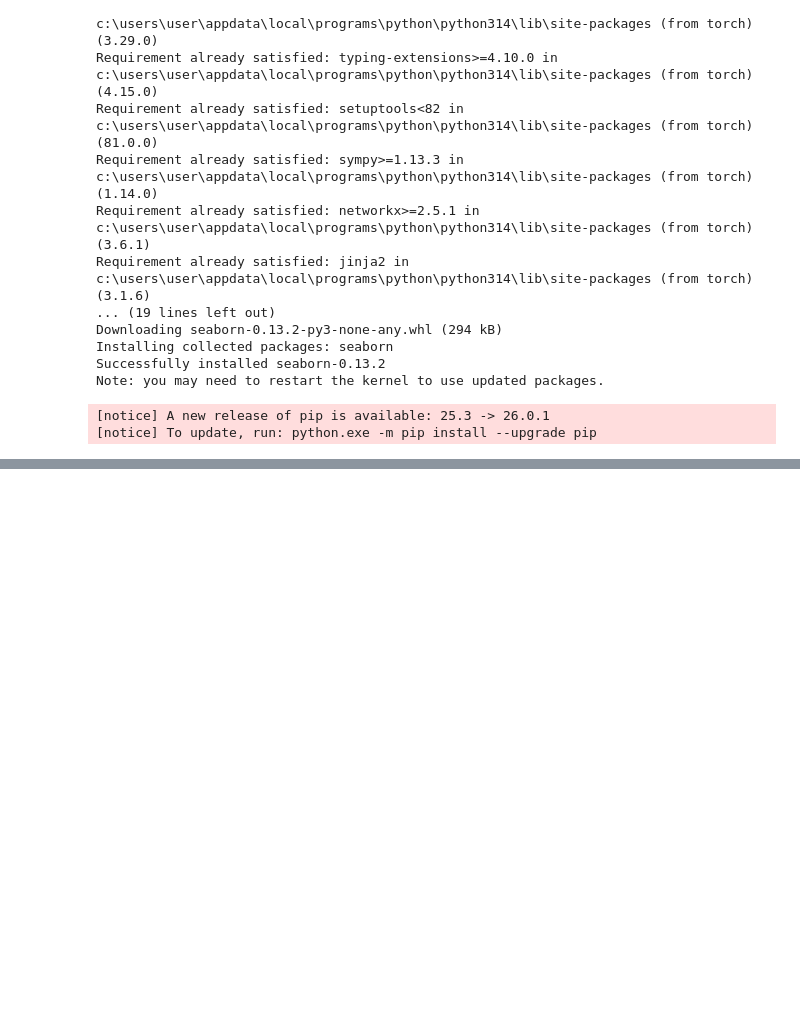
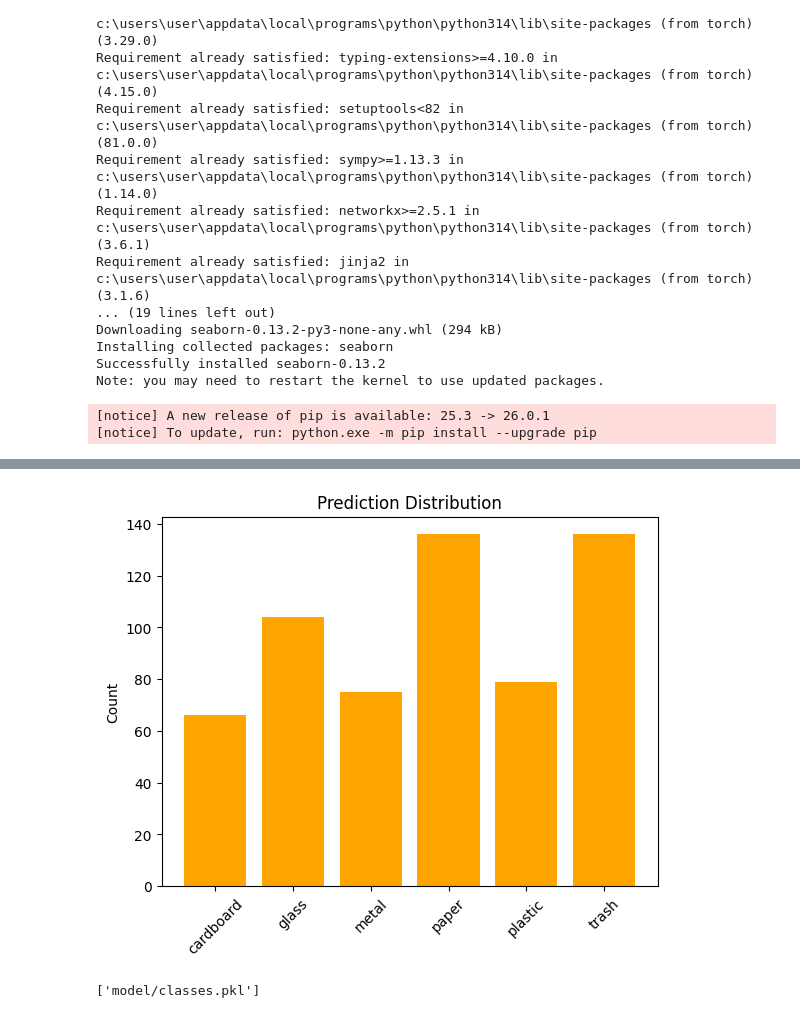
Before and after one commit to HeangMapanha/AUPP_ML_Final_Project_GP1_Heang, a Jupyter notebook: train.ipynb, the cells around one changed output, grey strips where cells are left out. Saved outputs shown, nothing was run; the diff lists cells and outputs as text; code cells hidden in the pictures; blank space fills up the shorter version.

```diff
--- a/train.ipynb
+++ b/train.ipynb
@@ -199,0 +303,20 @@ plt.show()
+# %%
+#Prediction Distribution
+pred_counts = np.bincount(preds, minlength=len(dataset.classes))
+
+plt.bar(dataset.classes, pred_counts, color="orange")
+plt.title("Prediction Distribution")
+plt.xticks(rotation=45)
+plt.ylabel("Count")
+plt.show()
+# %% [output]
+[figure, added]
+# %%
+
+joblib.dump(xgb, 'model/classifier.pkl')            # save classifier
+joblib.dump(dataset.classes, 'model/classes.pkl')    # saves model to a file
+
+
+#model = joblib.load('model.pkl')
+# %% [output]
+['model/classes.pkl']
```
Also changed, not shown: parts of 8 cells of this notebook, 11 other files.
